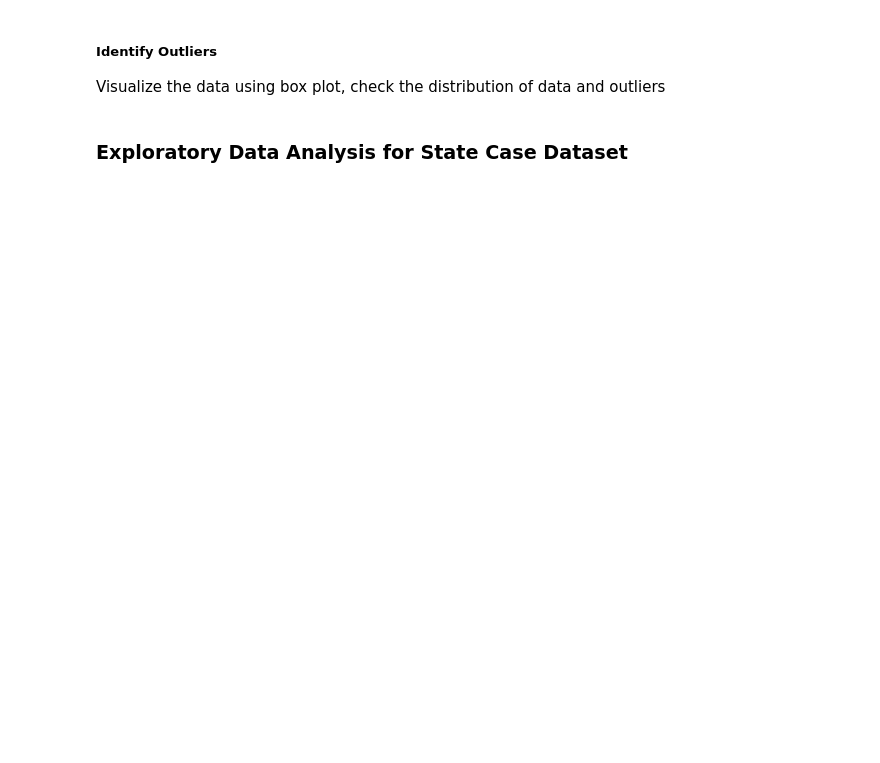
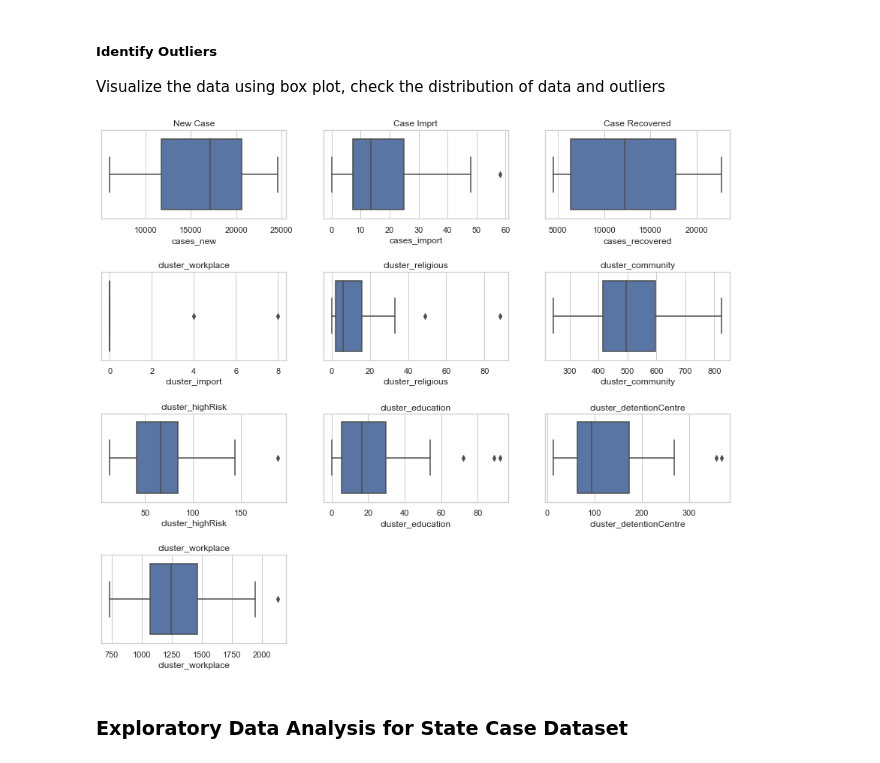
Before and after one commit to hanyikoh/Covid-19-Analysis-Streamlit, a Jupyter notebook: Question 3.ipynb, the cells around one changed output. Cells and saved outputs as stored; diff of their text form; code cells hidden in the pictures; blank space fills up the shorter version.

```diff
--- a/Question 3.ipynb
+++ b/Question 3.ipynb
@@ -97,33 +164,38 @@ plt.subplots_adjust(left=None, bottom= 0.1, right=None, top=2, wspace=0.2, hspac
 
 sns.boxplot(data=malaysia_case_df,x=malaysia_case_df["cases_new"],ax=axes[0][0])
 axes[0][0].set_title('New Case')
 
 sns.boxplot(data=malaysia_case_df,x=malaysia_case_df["cases_import"],ax=axes[0][1])
 axes[0][1].set_title('Case Imprt')
 
 sns.boxplot(data=malaysia_case_df,x=malaysia_case_df["cases_recovered"],ax=axes[0][2])
 axes[0][2].set_title('Case Recovered')
 
 sns.boxplot(data=malaysia_case_df,x=malaysia_case_df["cluster_import"],ax=axes[1][0])
 axes[1][0].set_title('cluster_workplace')
 
 sns.boxplot(data=malaysia_case_df,x=malaysia_case_df["cluster_religious"],ax=axes[1][1])
 axes[1][1].set_title('cluster_religious')
 
 sns.boxplot(data=malaysia_case_df,x=malaysia_case_df["cluster_community"],ax=axes[1][2])
 axes[1][2].set_title('cluster_community')
 
 sns.boxplot(data=malaysia_case_df,x=malaysia_case_df["cluster_highRisk"],ax=axes[2][0])
 axes[2][0].set_title('cluster_highRisk')
 
 sns.boxplot(data=malaysia_case_df,x=malaysia_case_df["cluster_education"],ax=axes[2][1])
 axes[2][1].set_title('cluster_education')
 
 sns.boxplot(data=malaysia_case_df,x=malaysia_case_df["cluster_detentionCentre"],ax=axes[2][2])
 axes[2][2].set_title('cluster_detentionCentre')
 
 sns.boxplot(data=malaysia_case_df,x=malaysia_case_df["cluster_workplace"],ax=axes[3][0])
 axes[3][0].set_title('cluster_workplace')
+
+fig.delaxes(axes[3][1])
+fig.delaxes(axes[3][2])
+# %% [output]
+[figure, added]
 # %% [markdown]
 ### Exploratory Data Analysis for State Case Dataset
 # %%
```
Also changed, not shown: parts of 52 cells of this notebook, 1 other file.
